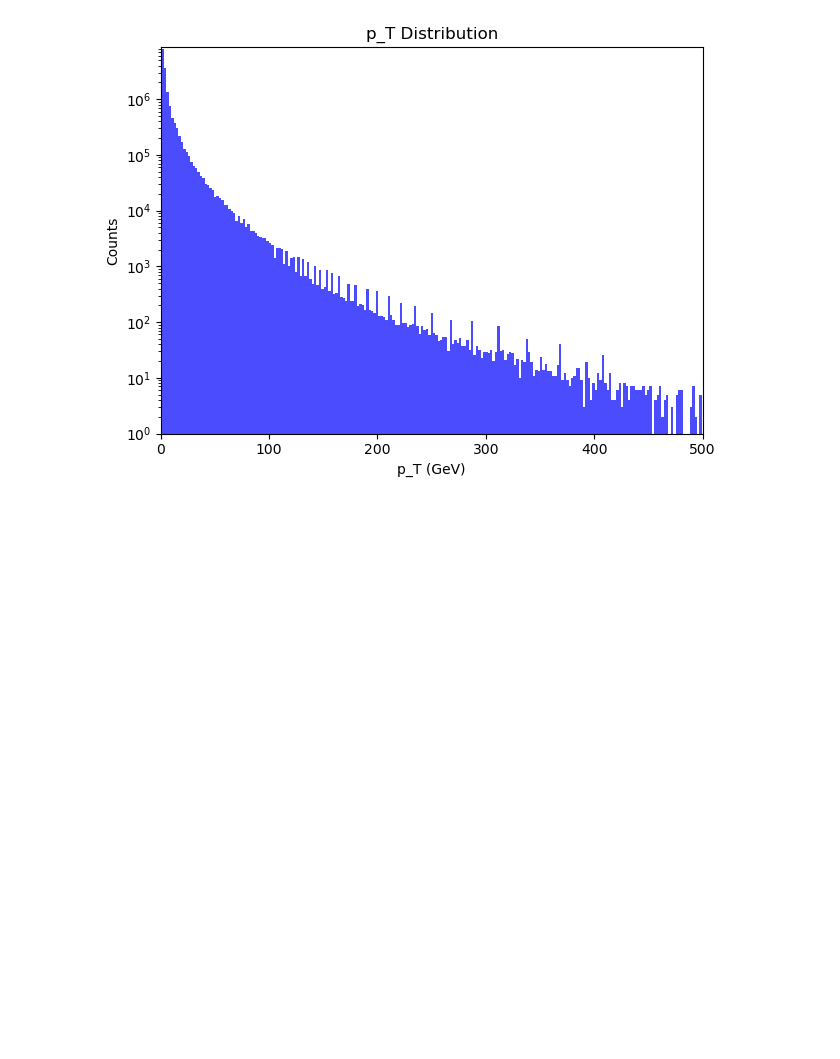
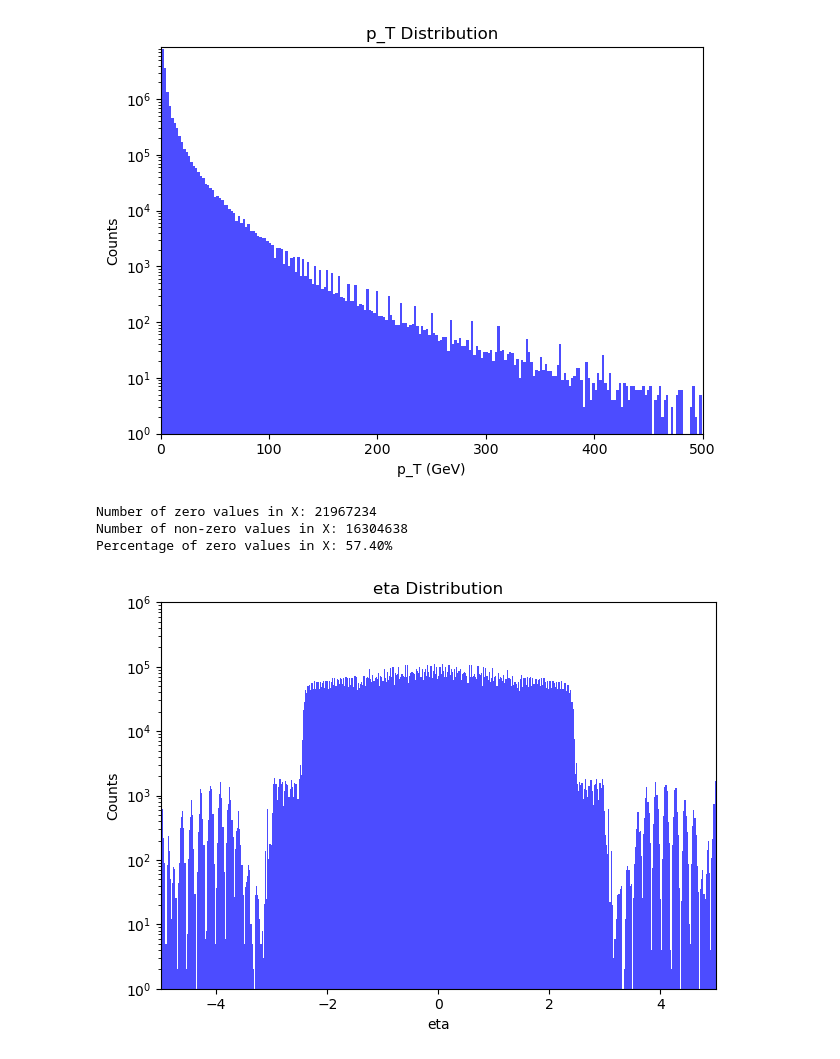
Before and after one commit to ucsd-hep-ex/L1METML, a Jupyter notebook: notebooks/data_exploration.ipynb, the cells around one changed output. Drawn from its saved outputs; the diff is of its cells as text; code cells hidden in the pictures; blank space fills up the shorter version.

```diff
--- a/notebooks/data_exploration.ipynb
+++ b/notebooks/data_exploration.ipynb
@@ -94,3 +91,45 @@ assert not np.isinf(X).any(), "X contains infinite values!"
 assert not np.isinf(Y).any(), "Y contains infinite values!"
 # %% [output]
 [figure]
+# %%
+# Plot histograms for eta
+'''
+# Count zero values for eta
+
+num_zeros_X_eta = np.sum(X[:, :, 3] == 0)
+num_non_zeros_X_eta = np.sum(X[:, :, 3] != 0)
+percent_zeros_X_eta = (num_zeros_X_eta / (num_zeros_X_eta + num_non_zeros_X_eta)) * 100
+
+print(f"Number of zero values in X: {num_zeros_X_eta}")
+print(f"Number of non-zero values in X: {num_non_zeros_X_eta}")
+print(f"Percentage of zero values in X: {percent_zeros_X_eta:.2f}%")
+'''
+
+eta = X[:, :, 3].flatten()
+eta_nonzero = eta[eta != 0]
+
+fig, axes = plt.subplots()
+
+ax = axes
+ax.hist(eta_nonzero, bins=500, alpha=0.7, color="blue")
+ax.set_title(f"eta Distribution")
+ax.set_xlabel(f"eta")
+ax.set_xlim(-5, 5)
+ax.set_ylim(1, 1000000)
+ax.set_ylabel("Counts")
+ax.set_yscale("log")
+
+
+plt.tight_layout()
+plt.show()
+
+
+assert not np.isnan(X).any(), "X contains NaN values!"
+assert not np.isnan(Y).any(), "Y contains NaN values!"
+assert not np.isinf(X).any(), "X contains infinite values!"
+assert not np.isinf(Y).any(), "Y contains infinite values!"
+# %% [output]
+Number of zero values in X: 21967234
+Number of non-zero values in X: 16304638
+Percentage of zero values in X: 57.40%
+[figure, added]
```
Also changed, not shown: parts of 4 cells of this notebook.
